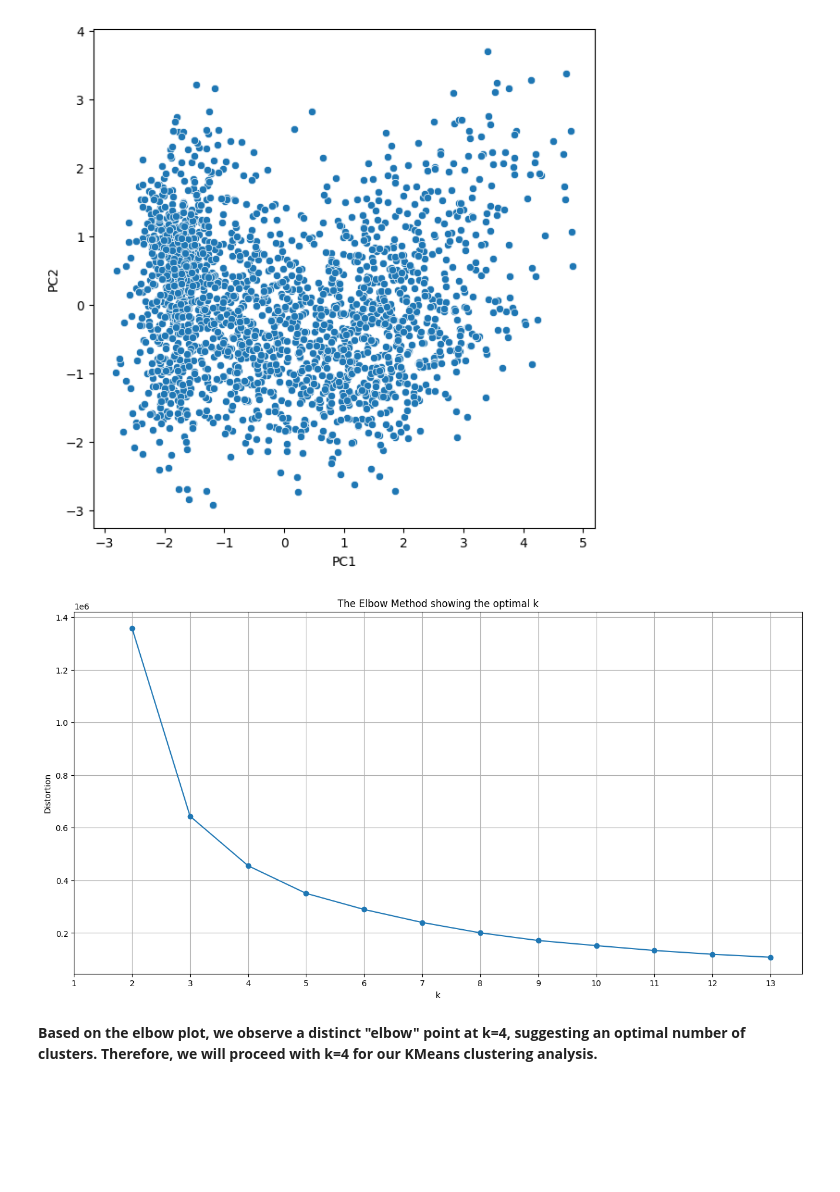
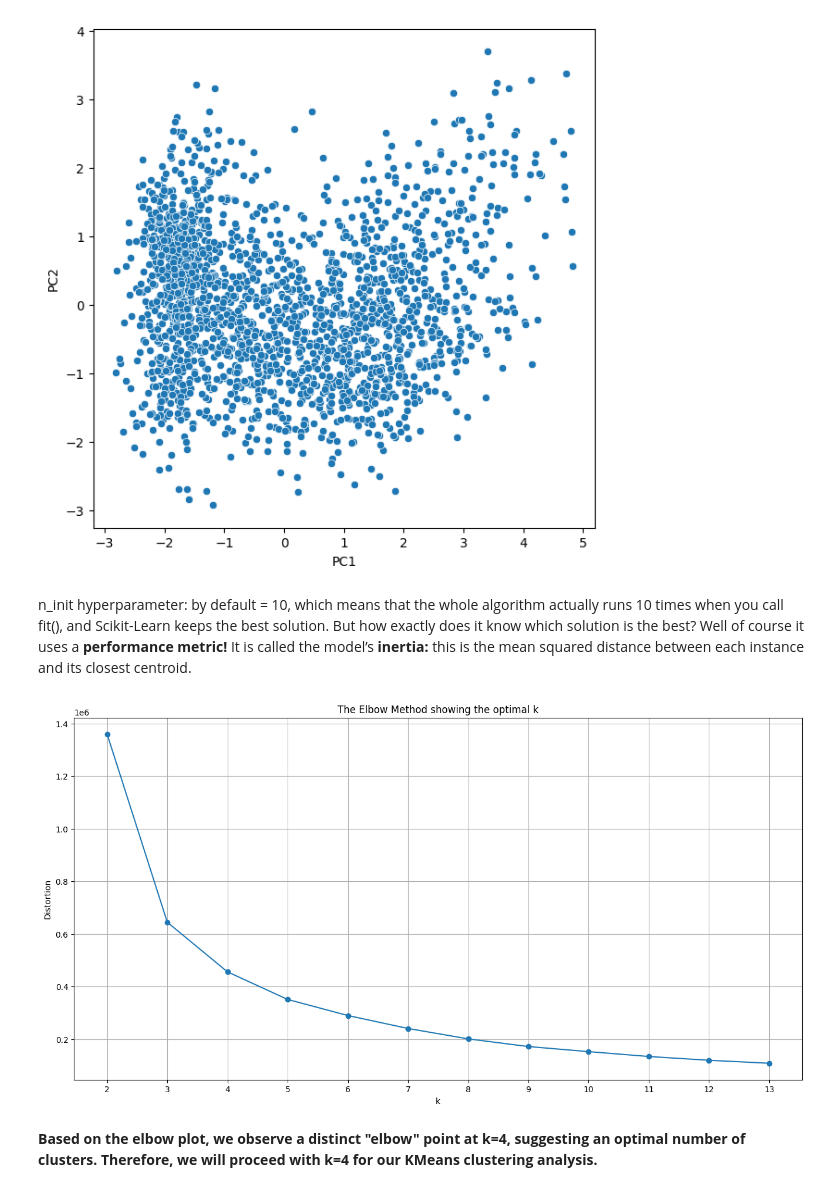
Before and after one commit to jaydeep-1998/-Customer-Segmentation-For-Marketing-Campaign-Analysis, a Jupyter notebook: Customer Segmentation Modelling.ipynb, the cells around one changed output. Saved outputs shown, nothing was run; the diff lists cells and outputs as text; code cells hidden in the pictures; blank space fills up the shorter version.

```diff
--- a/Customer Segmentation Modelling.ipynb
+++ b/Customer Segmentation Modelling.ipynb
@@ -137,35 +136,37 @@ def plot_pca(data, figsize=(7, 7)):
 pca_data_modelling_2, exp_var_pca_data_modelling_2 = plot_pca(standardized_data_modelling_2, figsize=(7, 7))
 # %% [output]
 [figure]
+# %% [markdown]
+n_init hyperparameter: by default = 10, which means that the whole algorithm actually runs 10 times when you call fit(), and Scikit-Learn keeps the best solution. But how exactly does it know which solution is the best? Well of course it uses a **performance metric!** It is called the model’s **inertia:** this is the mean squared distance between each instance and its closest centroid.
 # %%
 from sklearn.cluster import KMeans
 
 def calculate_distortions(data, k_range, random_state=4):
 
     distortions = []
     for k in k_range:
         kmeanModel = KMeans(n_clusters=k, n_init=10, random_state=random_state)
         kmeanModel.fit(data)
         distortions.append(kmeanModel.inertia_)
 
     return distortions
 
 def plot_elbow(distortions, k_range, figsize=(16, 8)):
 
     plt.figure(figsize=figsize)
     plt.plot(k_range, distortions, marker='o')
     plt.xlabel("k")
     plt.ylabel("Distortion")
     plt.title("The Elbow Method showing the optimal k")
-    plt.xticks(K_values)
+    plt.xticks(k_range)
     plt.grid(True)
     plt.show()
 
 k_range = range(2,14)
 distortions = calculate_distortions(data_modelling_tsne_2,k_range)
 plot_elbow(distortions,k_range)
 # %% [output]
-[figure, old version]
+[figure, new version]
 # %% [markdown]
 **Based on the elbow plot, we observe a distinct "elbow" point at k=4, suggesting an optimal number of clusters. Therefore, we will proceed with k=4 for our KMeans clustering analysis.**
 # %% [markdown]
```
Also changed, not shown: parts of 4 cells of this notebook, 1 other file.
